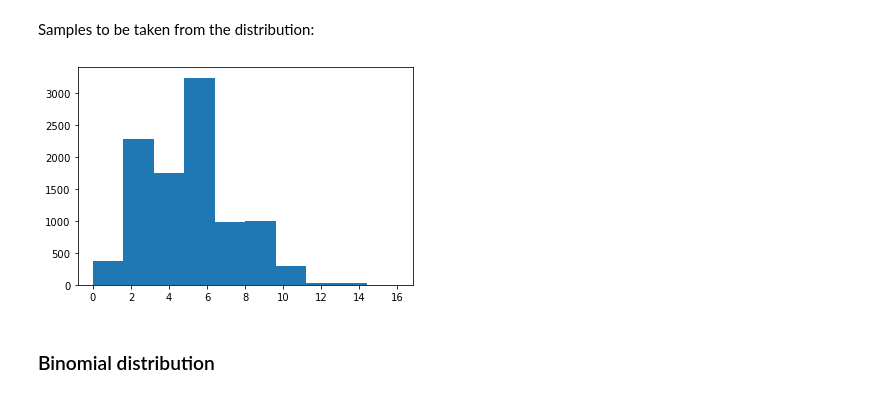
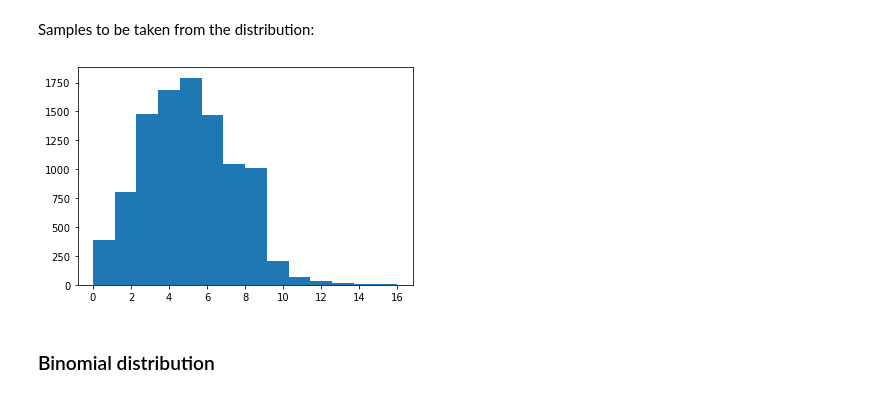
Before and after one commit to Lonabean98/numpy-random, a Jupyter notebook: numpy.random.ipynb, the cells around one changed output. Drawn from its saved outputs; the diff is of its cells as text; code cells hidden in the pictures.

```diff
--- a/numpy.random.ipynb
+++ b/numpy.random.ipynb
@@ -172,10 +180,10 @@ rng = np.random.default_rng()
 s = rng.poisson(5, 10000)
 # %%
 import matplotlib.pyplot as plt
-plt.hist(s)
+plt.hist(s, 14)
 plt.show()
 # %% [output]
-[figure, old version]
+[figure, new version]
 # %% [markdown]
 ### Binomial distribution
 # %% [markdown]
```
Also changed, not shown: parts of 10 cells of this notebook.
